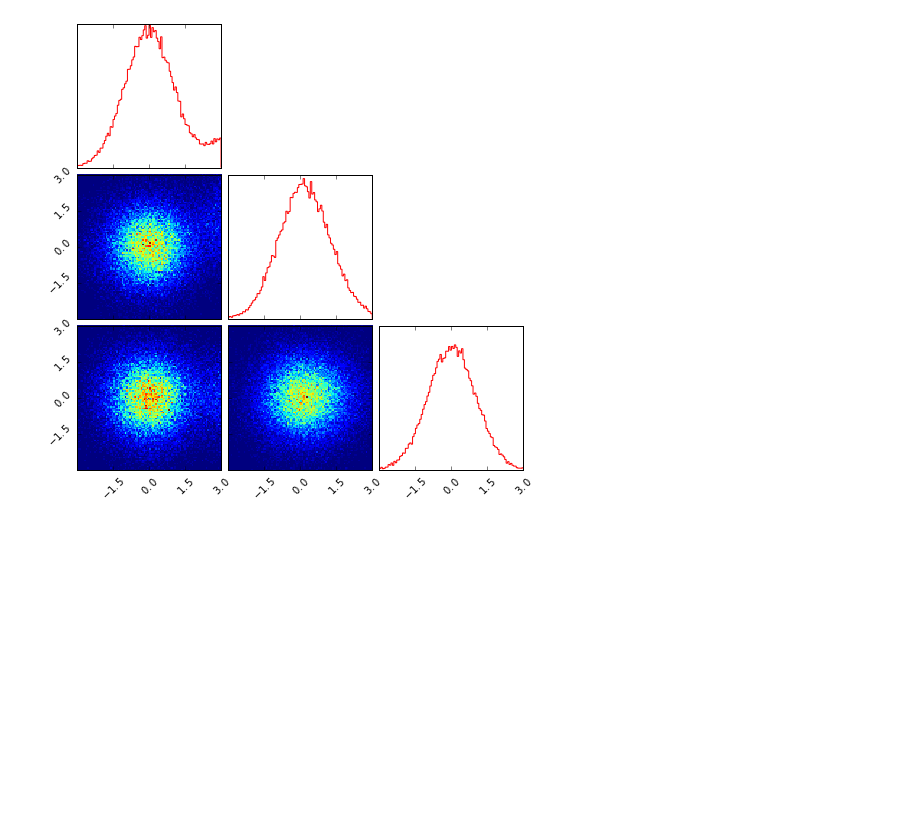
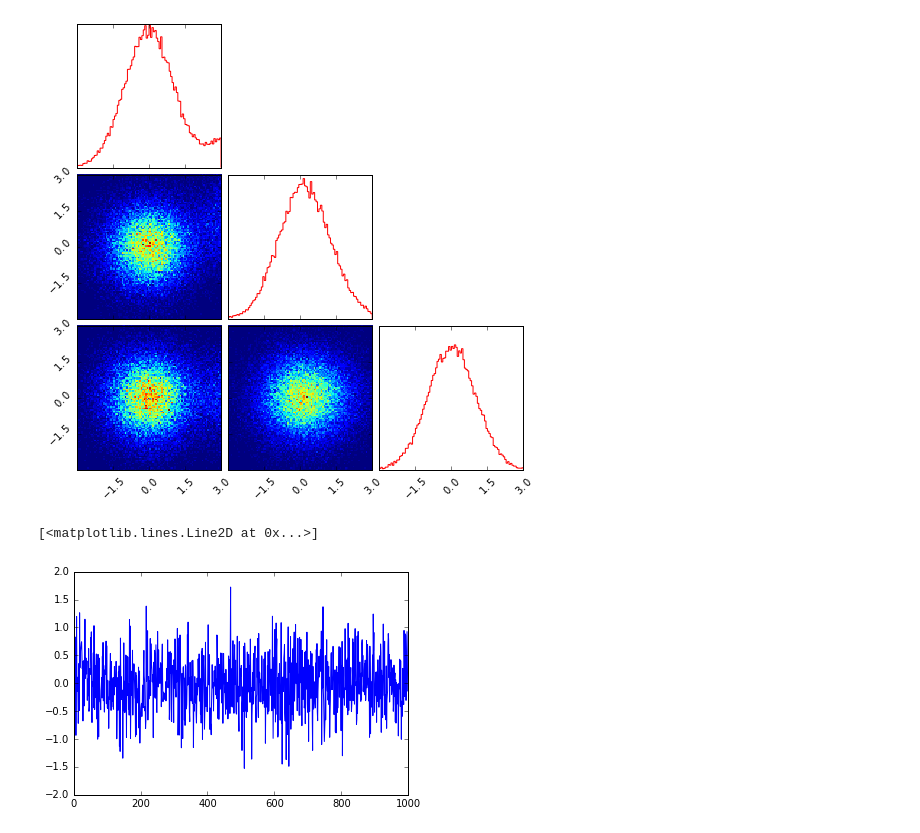
Before and after one commit to yhaddad/KaggleDojo, a Jupyter notebook: Testing_corner.ipynb, the cells around one changed output. Saved outputs shown, nothing was run; the diff lists cells and outputs as text; code cells hidden in the pictures; blank space fills up the shorter version.

```diff
--- a/Testing_corner.ipynb
+++ b/Testing_corner.ipynb
@@ -118,3 +118,19 @@ for i, x in enumerate(xs):
             ax.yaxis.set_major_formatter(ScalarFormatter(useMathText=True))
 # %% [output]
 [figure]
+# %%
+def sigma_(x, a, b, alpha=1.0):
+    if a > b:
+        tmp = a
+        a = b
+        b = tmp
+    fun = alpha*np.abs(x-b)*np.abs(x-a)
+    if (x>=b) or (x<=a) :  return 0
+#     fun[np.logical_or((x>=b),(x<=a))]=0
+    return fun
+
+# a = 1
+# b = -1
+# x  =  np.linspace(-5,5,200)
+# plt.plot(x,sigma_(x,a,b))
+# plt.show()
@@ -120,0 +141,9 @@ for i, x in enumerate(xs):
+# %%
+X = np.zeros(1000)
+# %%
+X = np.array([X[0] + sigma_(X[i],-1,1)*np.random.normal(0,0.5) for i in range(1,X.shape[0])])
+# %%
+plt.plot(range(1000-1),X)
+# %% [output]
+[<matplotlib.lines.Line2D at 0x...>]
+[figure, added]
```
Also changed, not shown: parts of 1 cell of this notebook, 6 other files.
